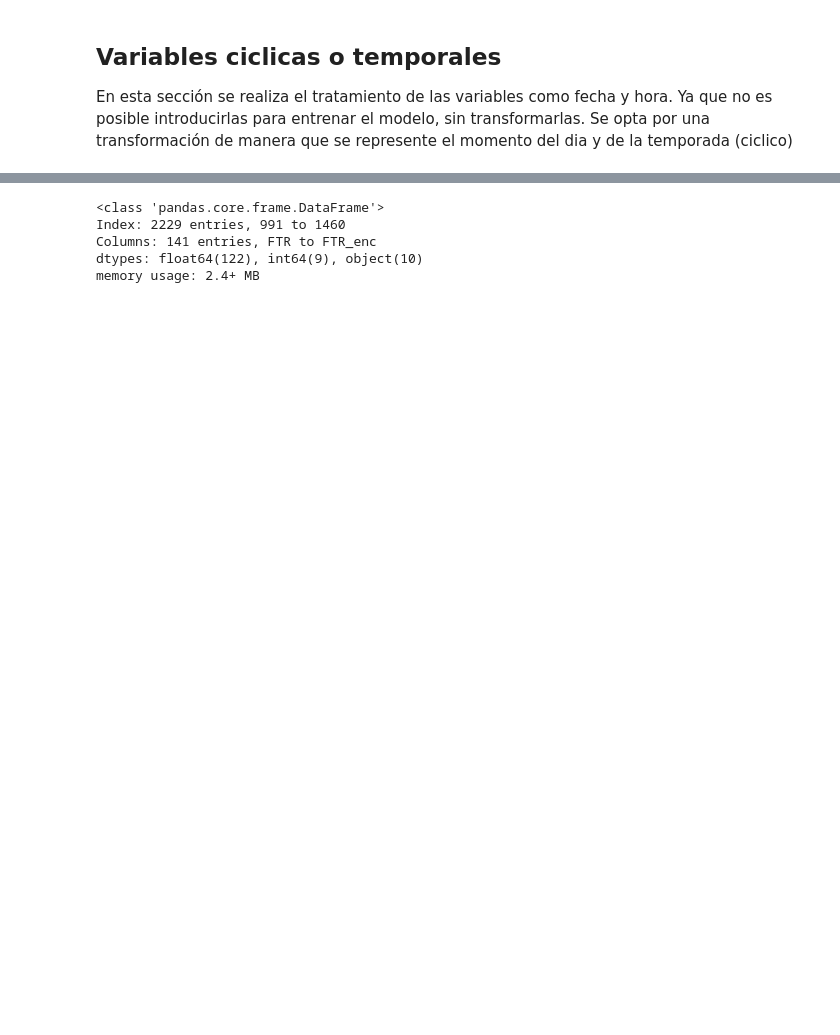
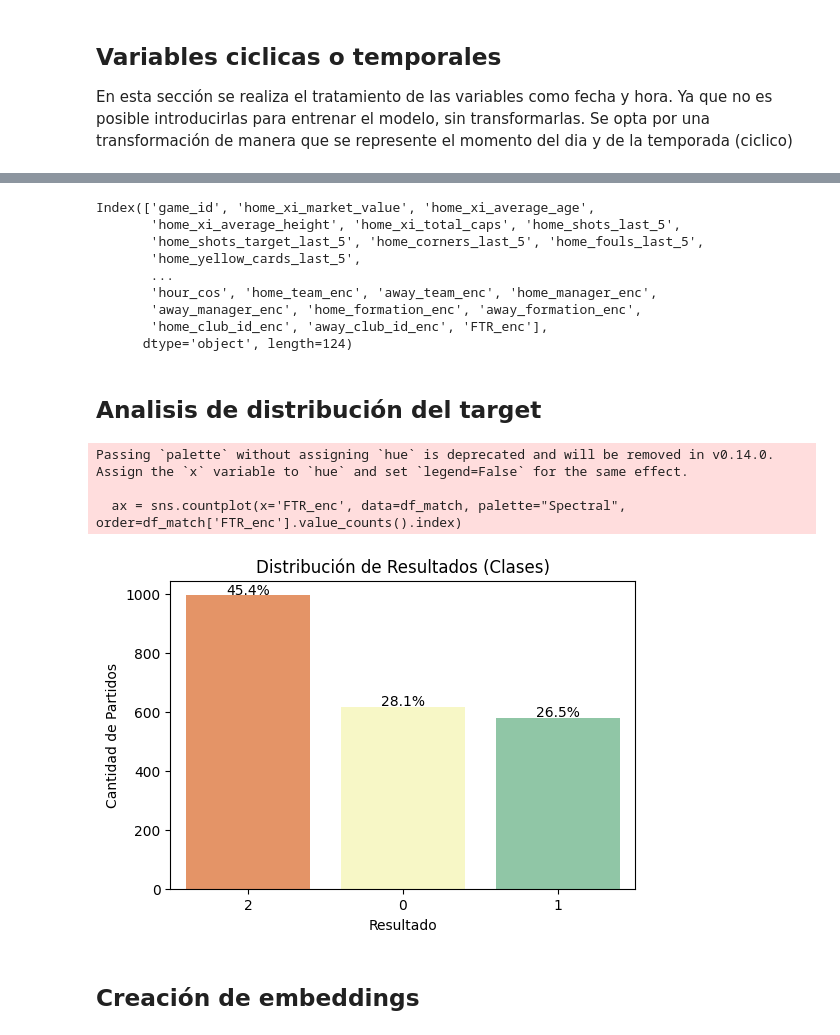
Before and after one commit to sferehi18/Football-predictor-TFG, a Jupyter notebook: colab/Full_preprocessing_training_process.ipynb, the cells around one changed output, grey strips where cells are left out. Saved outputs shown, nothing was run; the diff lists cells and outputs as text; code cells hidden in the pictures; blank space fills up the shorter version.

```diff
--- a/colab/Full_preprocessing_training_process.ipynb
+++ b/colab/Full_preprocessing_training_process.ipynb
@@ -1000,0 +959,12 @@ for col in abs_diff_ewm_cols:
+# %%
+# Diferenciales de posición en la tabla
+df_match['table_position_diff'] = df_match['away_position_last'] - df_match['home_position_last']
+df_match['table_position_abs_diff'] = abs(df_match['home_position_last'] - df_match['away_position_last'])
+
+position_diff_cols = ['table_position_diff']
+
+# Diferenciales del 11 inicial (en valor absoluto)
+diff_xi_cols = ['xi_market_value', 'xi_total_caps', 'xi_average_height', 'xi_average_age']
+
+for col in diff_xi_cols:
+    df_match[f'{col}_diff'] = abs(df_match[f'home_{col}'] - df_match[f'away_{col}'])
@@ -1165,10 +1141,14 @@ df_demo = df_match.copy()
 
 df_match.drop(columns=['Time'], inplace=True)
 df_match.drop(columns=['date'], inplace=True)
-df_match.info()
+df_match.select_dtypes('number').columns
 # %% [output]
-<class 'pandas.core.frame.DataFrame'>
-Index: 2229 entries, 991 to 1460
-Columns: 141 entries, FTR to FTR_enc
-dtypes: float64(122), int64(9), object(10)
-memory usage: 2.4+ MB
+Index(['game_id', 'home_xi_market_value', 'home_xi_average_age',
+       'home_xi_average_height', 'home_xi_total_caps', 'home_shots_last_5',
+       'home_shots_target_last_5', 'home_corners_last_5', 'home_fouls_last_5',
+       'home_yellow_cards_last_5',
+       ...
+       'hour_cos', 'home_team_enc', 'away_team_enc', 'home_manager_enc',
+       'away_manager_enc', 'home_formation_enc', 'away_formation_enc',
+       'home_club_id_enc', 'away_club_id_enc', 'FTR_enc'],
+      dtype='object', length=124)
@@ -1197,0 +1155,22 @@ scaler = StandardScaler()
+# %% [markdown]
+## Analisis de distribución del target
+# %%
+# Suponiendo que tu variable objetivo se llama 'result' (valores como 'H', 'D', 'A' o 0, 1, 2)
+plt.figure(figsize=(6, 4))
+ax = sns.countplot(x='FTR_enc', data=df_match, palette="Spectral", order=df_match['FTR_enc'].value_counts().index)
+
+# Añadir porcentajes sobre las barras
+total = len(df_match)
+for p in ax.patches:
+    percentage = f'{100 * p.get_height() / total:.1f}%'
+    ax.annotate(percentage, (p.get_x() + p.get_width() / 2., p.get_height() + 5), ha='center')
+
+plt.title("Distribución de Resultados (Clases)")
+plt.xlabel("Resultado")
+plt.ylabel("Cantidad de Partidos")
+plt.show()
+# %% [output]
+Passing `palette` without assigning `hue` is deprecated and will be removed in v0.14.0. Assign the `x` variable to `hue` and set `legend=False` for the same effect.
+
+  ax = sns.countplot(x='FTR_enc', data=df_match, palette="Spectral", order=df_match['FTR_enc'].value_counts().index)
+[figure, added]
@@ -1198,3 +1219,5 @@ scaler = StandardScaler()
+# %% [markdown]
+## Creación de embeddings
 # %%
 import tensorflow as tf
 from tensorflow.keras import layers, Model
```
Also changed, not shown: parts of 39 cells of this notebook.
